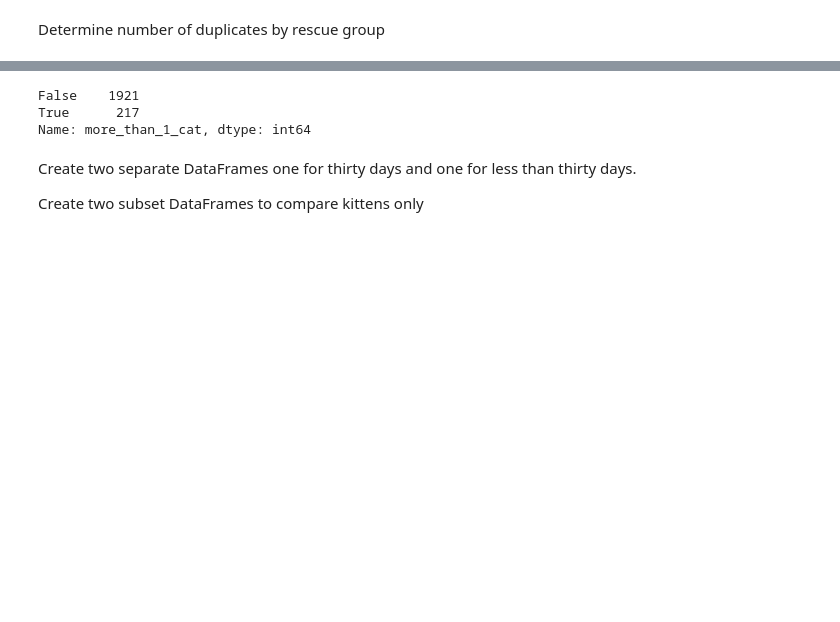
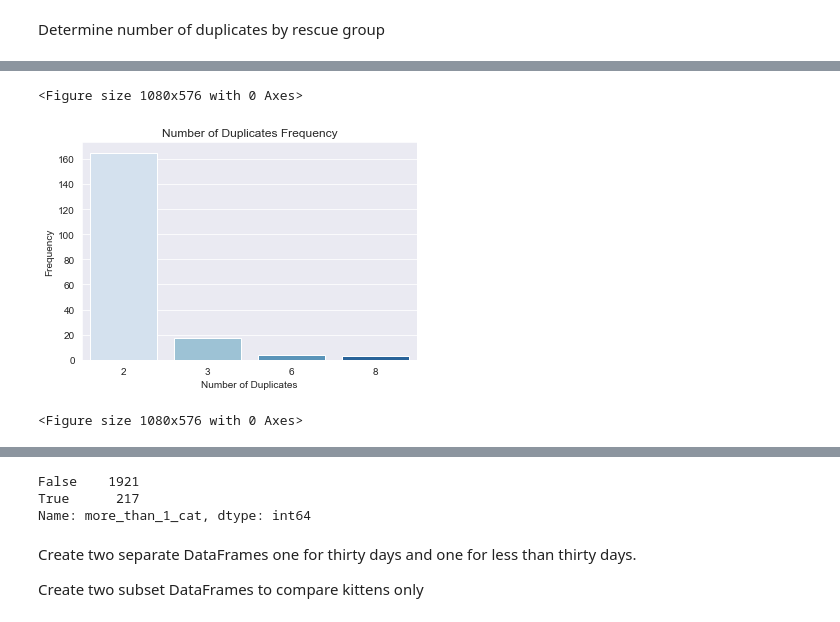
Before and after one commit to dgarbato/petfinder, a Jupyter notebook: juypter notebook code/Analyze data 1.ipynb, the cells around one changed output, grey strips where cells are left out. Saved outputs shown, nothing was run; the diff lists cells and outputs as text; code cells hidden in the pictures; blank space fills up the shorter version.

```diff
--- a/juypter notebook code/Analyze data 1.ipynb
+++ b/juypter notebook code/Analyze data 1.ipynb
@@ -160,8 +164,8 @@ for color_ in df_all['color']:
     else:
         lst.append('Other')
 
-df_all['color_new'] = pd.Series(lst)
-print('len of lst ',len(lst))
+#df_all['color_new'] = pd.Series(lst)
+#print('len of lst ',len(lst))
 
 df_all.shape
 # %% [output]
@@ -237,0 +332,19 @@ list_nt_30_nootdupes = df_all2.loc[(final_mask==False) & (df_all2['thirty_days']
+# %%
+# mask = df_all2.groupby(['cat_id']).count()[['cat_name']].sort_values(by=['cat_name'],ascending=False) > 1
+# list_mask = df_all2.groupby(['cat_id']).count()[['cat_name']].sort_values(by=['cat_name'],ascending=False).loc[mask.values,:].index
+# final_mask = df_all2['cat_id'].isin(list_mask)
+#df_all['Days_On_Site']
+df_all2['is_dupe'] = df_all2['cat_id'].isin(list_cat_ids_with_dupes)
+
+group_not30 = df_all2.groupby(['thirty_days','is_dupe']).agg({'cat_id':'nunique'})
+
+group_thirty = df_all2.groupby(['thirty_days']).count()['cat_name']
+
+print(type())
+print('group_not30  ')
+print(group_not30)
+print(' ')
+
+print('type(group_thirty)  ',type(group_thirty))
+print('group_thirty  ')
+print(group_thirty)
@@ -237,0 +366,5 @@ list_nt_30_nootdupes = df_all2.loc[(final_mask==False) & (df_all2['thirty_days']
+# %%
+df_cat_id_dupe_freq = df_all2.groupby(['cat_id']).count()[['cat_name']].sort_values(by=['cat_name'],ascending=False).reset_index()
+df_cat_id_dupe_freq = df_cat_id_dupe_freq.loc[df_cat_id_dupe_freq['cat_name'] > 1,:]
+
+proc_freq(df_cat_id_dupe_freq,'cat_name')
@@ -237,0 +377,18 @@ list_nt_30_nootdupes = df_all2.loc[(final_mask==False) & (df_all2['thirty_days']
+# %%
+sns.set_style('darkgrid')
+#color_order=['Kitten','Young','Adult','Senior']
+#order=color_order,
+
+chart = sns.countplot(x='cat_name', data = df_cat_id_dupe_freq, palette='Blues')
+
+chart.set(xlabel="Number of Duplicates", ylabel = "Frequency")
+
+chart.set(title='Number of Duplicates Frequency')
+
+plt.figure(figsize = (15,8))
+
+#plt.savefig('num_cats_by_age.png', dpi=300)
+# %% [output]
+<Figure size 1080x576 with 0 Axes>
+[figure, added]
+<Figure size 1080x576 with 0 Axes>
```
Also changed, not shown: parts of 43 cells of this notebook, 5 other files.
